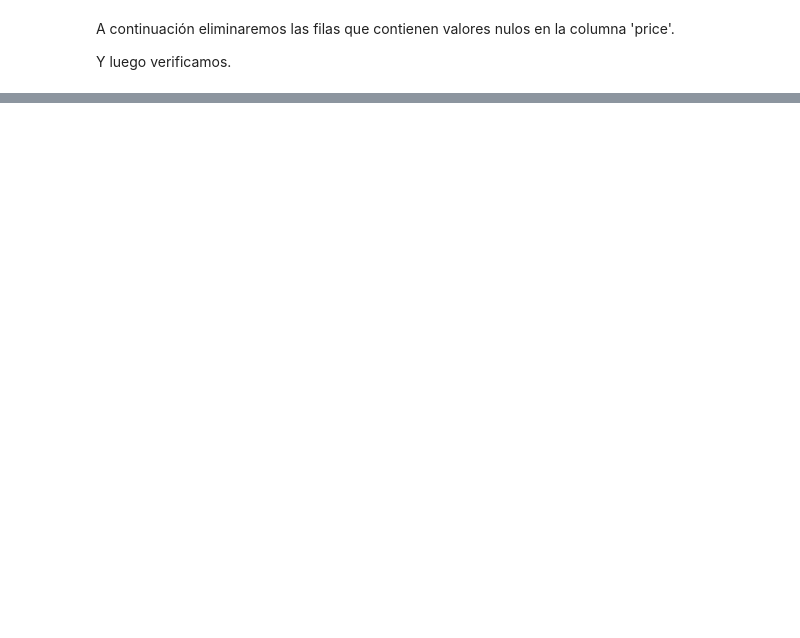
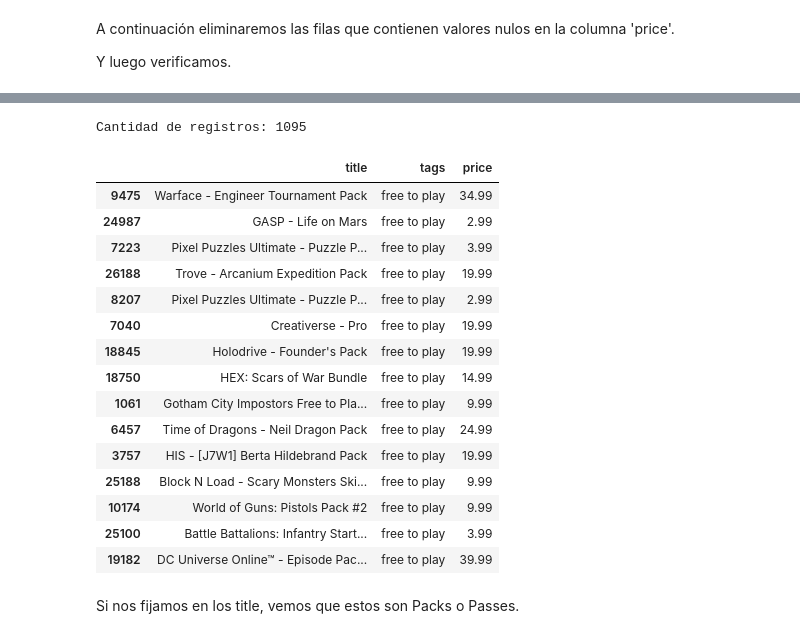
Before and after one commit to polsantis/Henry_Proyecto_Individual_1_PabloS, a Jupyter notebook: PI_ML_OPS_Pablo_ML_Data_copy.ipynb, the cells around one changed output, grey strips where cells are left out. Saved outputs shown, nothing was run; the diff lists cells and outputs as text; code cells hidden in the pictures; blank space fills up the shorter version.

```diff
--- a/PI_ML_OPS_Pablo_ML_Data_copy.ipynb
+++ b/PI_ML_OPS_Pablo_ML_Data_copy.ipynb
@@ -224,0 +340,3 @@ df.head()
+# %%
+df.dropna(inplace=True)
+df.isna().sum().sort_values(ascending=False)
@@ -224,0 +355,4 @@ df.head()
+# %%
+df['year'] = df['release_date'].dt.year
+# df['month'] = df['release_date'].dt.month
+df[['release_date', 'year']].head(3)
@@ -224,0 +364,9 @@ df.head()
+# %%
+# dummies = pd.get_dummies(df.month, prefix='month', prefix_sep='_', drop_first=True)
+# print(dummies.shape[1])
+
+# df = pd.concat([df, dummies], axis=1, join='inner')
+
+df.drop('release_date', axis=1, inplace=True)
+
+df.columns
@@ -224,0 +397,6 @@ df.head()
+# %%
+df_exploded = df.explode('tags')
+
+df_exploded['tags'] = df_exploded['tags'].str.lower()
+
+df_exploded.head()
@@ -224,0 +410,25 @@ df.head()
+# %%
+mask = df_exploded['tags'] == 'free to play'
+df_exploded = df_exploded[mask]
+print(f"Cantidad de registros: {df_exploded.shape[0]}\n")
+df_exploded[['title', 'tags', 'price']].sample(15)
+# %% [output]
+Cantidad de registros: 1095
+|  | title | tags | price |
+| 9475 | Warface - Engineer Tournament Pack | free to play | 34.99 |
+| 24987 | GASP - Life on Mars | free to play | 2.99 |
+| 7223 | Pixel Puzzles Ultimate - Puzzle P... | free to play | 3.99 |
+| 26188 | Trove - Arcanium Expedition Pack | free to play | 19.99 |
+| 8207 | Pixel Puzzles Ultimate - Puzzle P... | free to play | 2.99 |
+| 7040 | Creativerse - Pro | free to play | 19.99 |
+| 18845 | Holodrive - Founder's Pack | free to play | 19.99 |
+| 18750 | HEX: Scars of War Bundle | free to play | 14.99 |
+| 1061 | Gotham City Impostors Free to Pla... | free to play | 9.99 |
+| 6457 | Time of Dragons - Neil Dragon Pack | free to play | 24.99 |
+| 3757 | HIS - [J7W1] Berta Hildebrand Pack | free to play | 19.99 |
+| 25188 | Block N Load - Scary Monsters Ski... | free to play | 9.99 |
+| 10174 | World of Guns: Pistols Pack #2 | free to play | 9.99 |
+| 25100 | Battle Battalions: Infantry Start... | free to play | 3.99 |
+| 19182 | DC Universe Online™ - Episode Pac... | free to play | 39.99 |
+# %% [markdown]
+Si nos fijamos en los title, vemos que estos son Packs o Passes.
```
Also changed, not shown: parts of 65 cells of this notebook, 5 other files.
